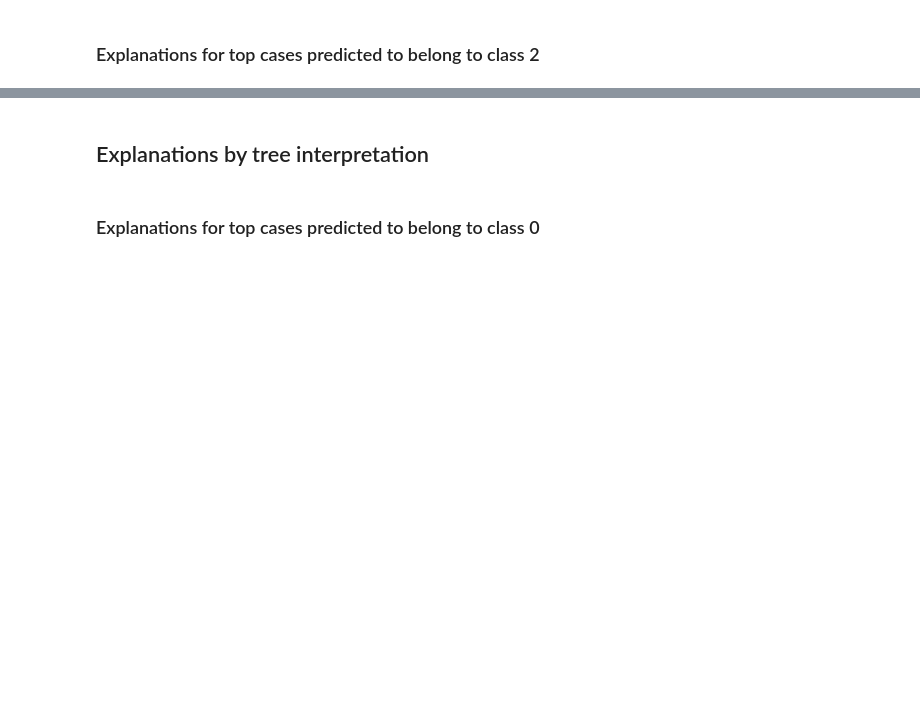
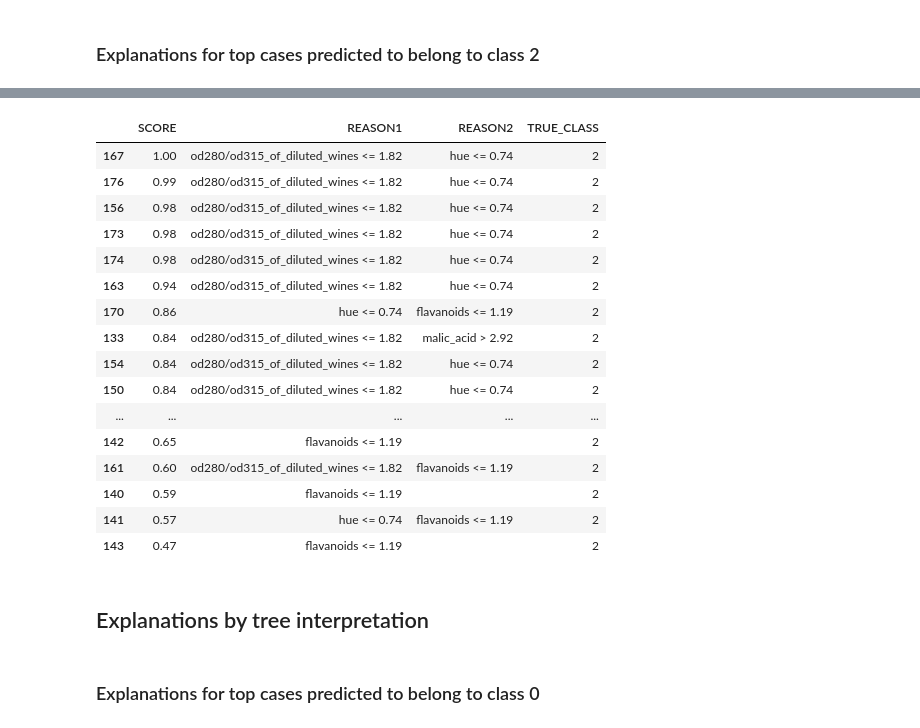
Before and after one commit to roywright/ML_snippets, a Jupyter notebook: explanations_demo.ipynb, the cells around one changed output, grey strips where cells are left out. Drawn from its saved outputs; the diff is of its cells as text; code cells hidden in the pictures; blank space fills up the shorter version.

```diff
--- a/explanations_demo.ipynb
+++ b/explanations_demo.ipynb
@@ -170,7 +180,7 @@ Wall time: 43.4 s
 ### Explanations for top cases predicted to belong to class 2
 # %%
 %%time
-predict_explain(clf[2], Xtest).assign(
+pe2l = predict_explain(clf[2], Xtest).assign(
     TRUE_CLASS = ytest
-).sort_values('SCORE', ascending = False).head(26)
+).sort_values('SCORE', ascending = False).head(20)
 # %% [output]
@@ -195,2 +188,22 @@ Wall time: 42 s
+# %%
+pe2l
+# %% [output]
+|  | SCORE | REASON1 | REASON2 | TRUE_CLASS |
+| 167 | 1.00 | od280/od315_of_diluted_wines <= 1.82 | hue <= 0.74 | 2 |
+| 176 | 0.99 | od280/od315_of_diluted_wines <= 1.82 | hue <= 0.74 | 2 |
+| 156 | 0.98 | od280/od315_of_diluted_wines <= 1.82 | hue <= 0.74 | 2 |
+| 173 | 0.98 | od280/od315_of_diluted_wines <= 1.82 | hue <= 0.74 | 2 |
+| 174 | 0.98 | od280/od315_of_diluted_wines <= 1.82 | hue <= 0.74 | 2 |
+| 163 | 0.94 | od280/od315_of_diluted_wines <= 1.82 | hue <= 0.74 | 2 |
+| 170 | 0.86 | hue <= 0.74 | flavanoids <= 1.19 | 2 |
+| 133 | 0.84 | od280/od315_of_diluted_wines <= 1.82 | malic_acid > 2.92 | 2 |
+| 154 | 0.84 | od280/od315_of_diluted_wines <= 1.82 | hue <= 0.74 | 2 |
+| 150 | 0.84 | od280/od315_of_diluted_wines <= 1.82 | hue <= 0.74 | 2 |
+| ... | ... | ... | ... | ... |
+| 142 | 0.65 | flavanoids <= 1.19 |  | 2 |
+| 161 | 0.60 | od280/od315_of_diluted_wines <= 1.82 | flavanoids <= 1.19 | 2 |
+| 140 | 0.59 | flavanoids <= 1.19 |  | 2 |
+| 141 | 0.57 | hue <= 0.74 | flavanoids <= 1.19 | 2 |
+| 143 | 0.47 | flavanoids <= 1.19 |  | 2 |
 # %% [markdown]
 ## Explanations by tree interpretation
```
Also changed, not shown: parts of 26 cells of this notebook, 1 other file.
